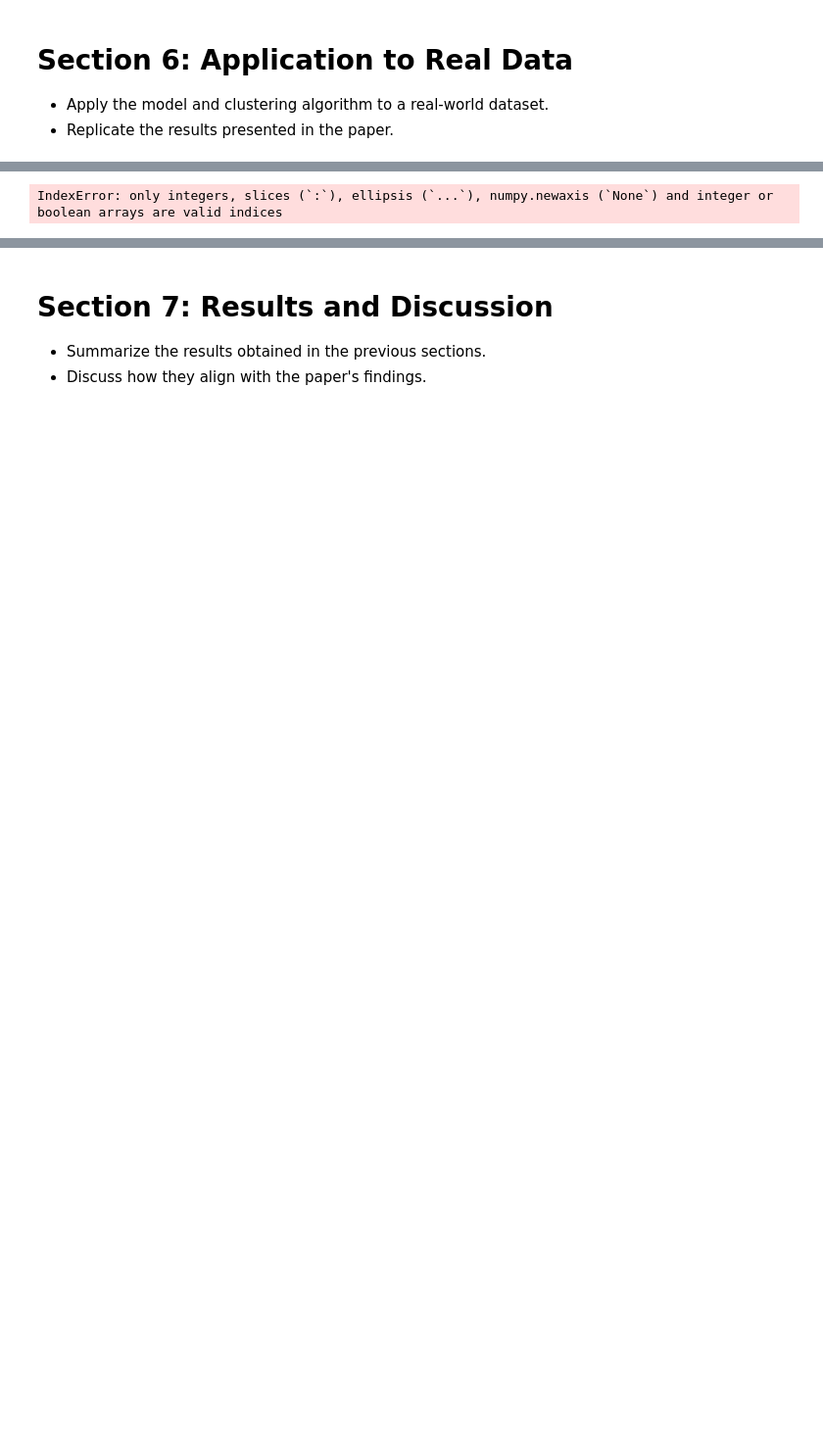
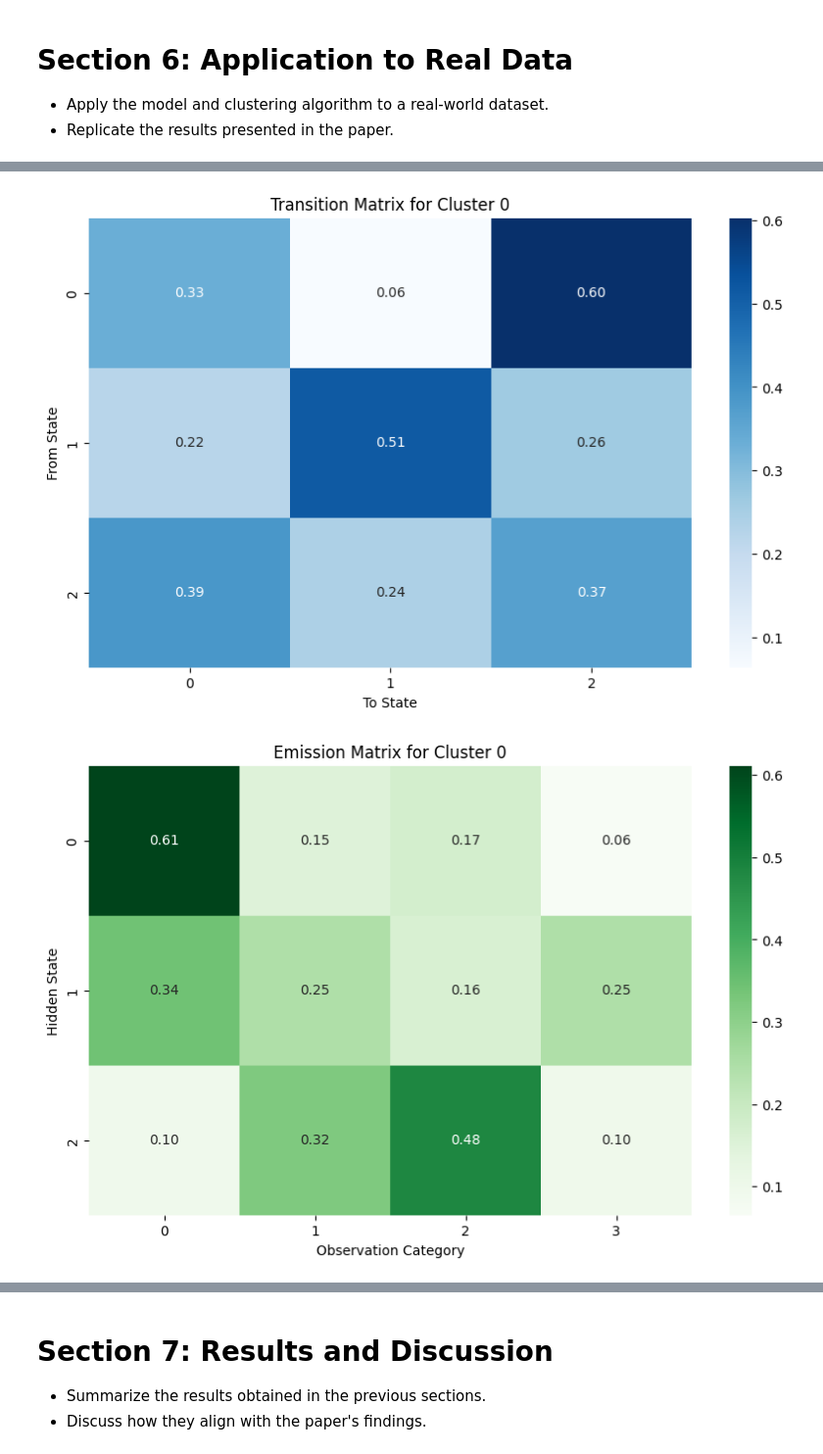
Before and after one commit to RAMA012001/Customer-segmentation-with-bayesian-clustering, a Jupyter notebook: project_notebook.ipynb, the cells around one changed output, grey strips where cells are left out. Shown at 98% size. Saved outputs shown, nothing was run; the diff lists cells and outputs as text; code cells hidden in the pictures; blank space fills up the shorter version.

```diff
--- a/project_notebook.ipynb
+++ b/project_notebook.ipynb
@@ -730,7 +801,12 @@ retail = pd.read_excel('Online Retail Customer Segmentation.xlsx')
 data = retail.copy()
 data, time_series_data = real_data_app.load_and_preprocess_data(data)
 
-cluster_assignments, valid_sequences, valid_customer_ids = real_data_app.apply_clustering(time_series_data.reset_index().drop(columns=['CustomerID']))
+def category_to_index(observations):
+        categories = {"Low": 0, "Medium": 1, "High": 2, "Very High": 3}
+        return [categories[obs] for obs in observations]
+
+time_series_data = time_series_data.apply(category_to_index)
+cluster_assignments, valid_sequences, valid_customer_ids = real_data_app.apply_clustering(list(time_series_data))
 
 print("\nCluster Assignments for Real-World Data:", pd.Series(cluster_assignments).value_counts())
 
@@ -747 +837,2 @@ Clustering time series 1/4372...
-IndexError: only integers, slices (`:`), ellipsis (`...`), numpy.newaxis (`None`) and integer or boolean arrays are valid indices
+[figure, added]
+[figure, added]
```
Also changed, not shown: parts of 24 cells of this notebook, 3 other files.
